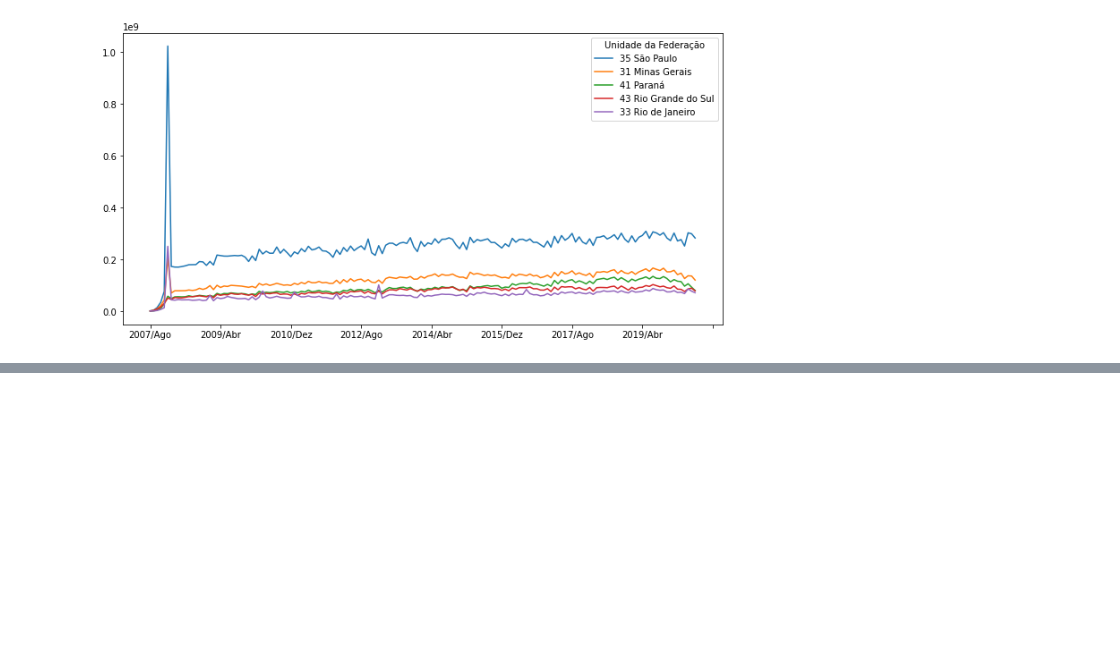
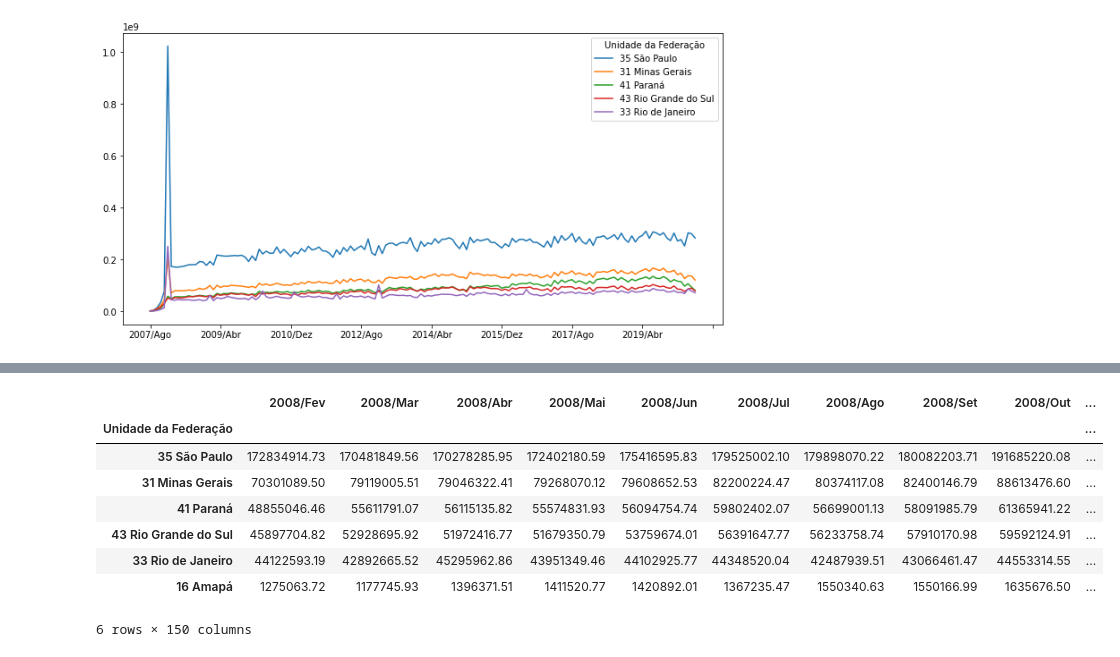
Before and after one commit to ClarisseAlvarenga/bootcamp_datascience_alura, a Jupyter notebook: SEMANA01/Bootcamp_DataScience_Alura_Semana_1.ipynb, the cells around one changed output, grey strips where cells are left out. Cells and saved outputs as stored; diff of their text form; code cells hidden in the pictures; blank space fills up the shorter version.

```diff
--- a/SEMANA01/Bootcamp_DataScience_Alura_Semana_1.ipynb
+++ b/SEMANA01/Bootcamp_DataScience_Alura_Semana_1.ipynb
@@ -385,0 +388,16 @@ ordenado_por_total[colunas].head().T.plot(figsize=(12,6));
+# %%
+#Fazendo do jeito difícil
+#criar um DF para pegar os 6 estados
+df = ordenado_por_total[colunas].head()
+df = df.append(ordenado_por_total[colunas].tail(1))
+df
+# %% [output]
+|  | 2008/Fev | 2008/Mar | 2008/Abr | 2008/Mai | 2008/Jun | 2008/Jul | 2008/Ago | 2008/Set | 2008/Out | ... |
+| Unidade da Federação |  |  |  |  |  |  |  |  |  | ... |
+| 35 São Paulo | 172834914.73 | 170481849.56 | 170278285.95 | 172402180.59 | 175416595.83 | 179525002.10 | 179898070.22 | 180082203.71 | 191685220.08 | ... |
+| 31 Minas Gerais | 70301089.50 | 79119005.51 | 79046322.41 | 79268070.12 | 79608652.53 | 82200224.47 | 80374117.08 | 82400146.79 | 88613476.60 | ... |
+| 41 Paraná | 48855046.46 | 55611791.07 | 56115135.82 | 55574831.93 | 56094754.74 | 59802402.07 | 56699001.13 | 58091985.79 | 61365941.22 | ... |
+| 43 Rio Grande do Sul | 45897704.82 | 52928695.92 | 51972416.77 | 51679350.79 | 53759674.01 | 56391647.77 | 56233758.74 | 57910170.98 | 59592124.91 | ... |
+| 33 Rio de Janeiro | 44122593.19 | 42892665.52 | 45295962.86 | 43951349.46 | 44102925.77 | 44348520.04 | 42487939.51 | 43066461.47 | 44553314.55 | ... |
+| 16 Amapá | 1275063.72 | 1177745.93 | 1396371.51 | 1411520.77 | 1420892.01 | 1367235.47 | 1550340.63 | 1550166.99 | 1635676.50 | ... |
+6 rows × 150 columns
```
Also changed, not shown: parts of 8 cells of this notebook.
